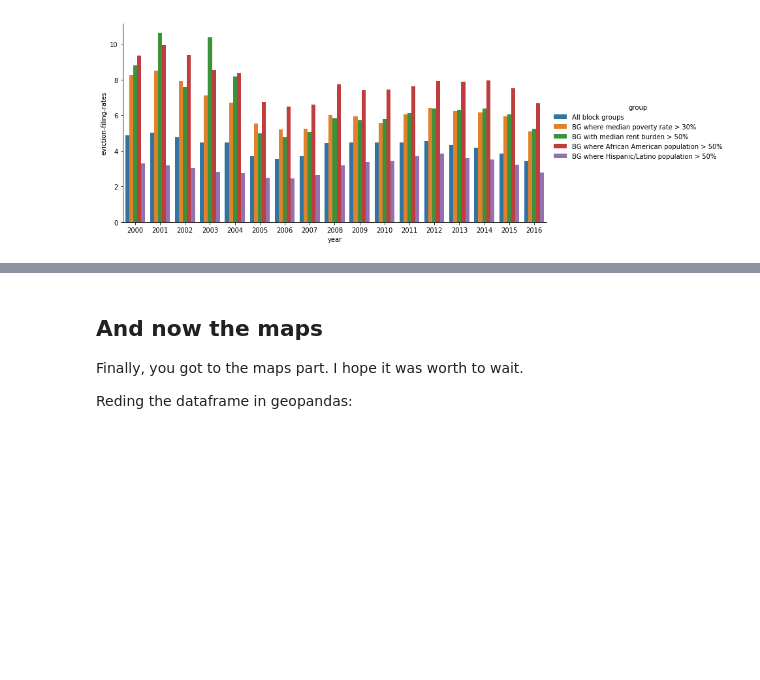
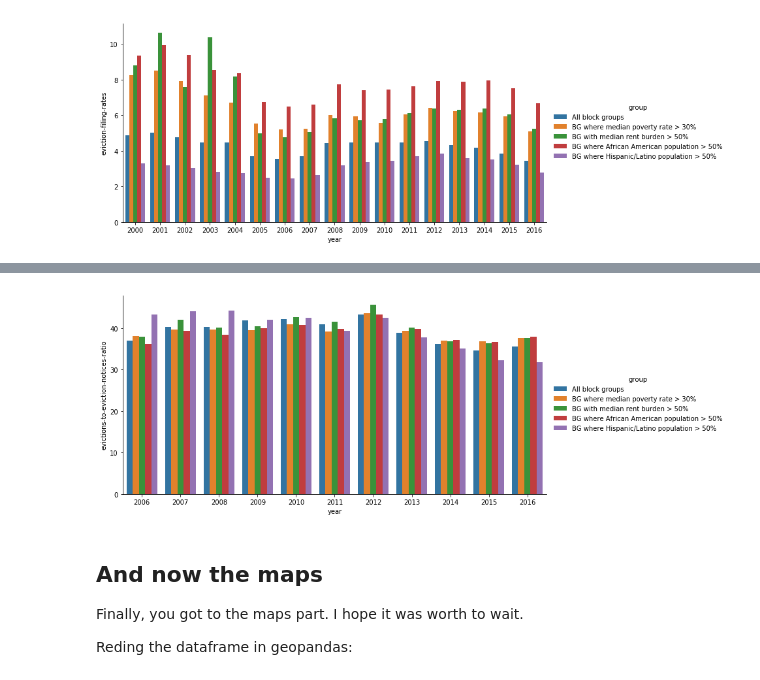
Before and after one commit to luisesanmartin/ml-eviction-chicago, a Jupyter notebook: notebooks/Data exploration - block groups.ipynb, the cells around one changed output, grey strips where cells are left out. Drawn from its saved outputs; the diff is of its cells as text; code cells hidden in the pictures; blank space fills up the shorter version.

```diff
--- a/notebooks/Data exploration - block groups.ipynb
+++ b/notebooks/Data exploration - block groups.ipynb
@@ -421,3 +460,7 @@ graph_by_year_efr = sns.catplot(x='year', y='eviction-rates', data=df_plot, aspe
+# %%
+graph_by_year_er = sns.catplot(x='year', y='evictions-to-eviction-notices-ratio', data=df_plot[df_plot['year']>2005], aspect=2, kind='bar', hue='group')
+# %% [output]
+[figure, added]
 # %% [markdown]
 ## And now the maps
 
```
Also changed, not shown: parts of 7 cells of this notebook.
